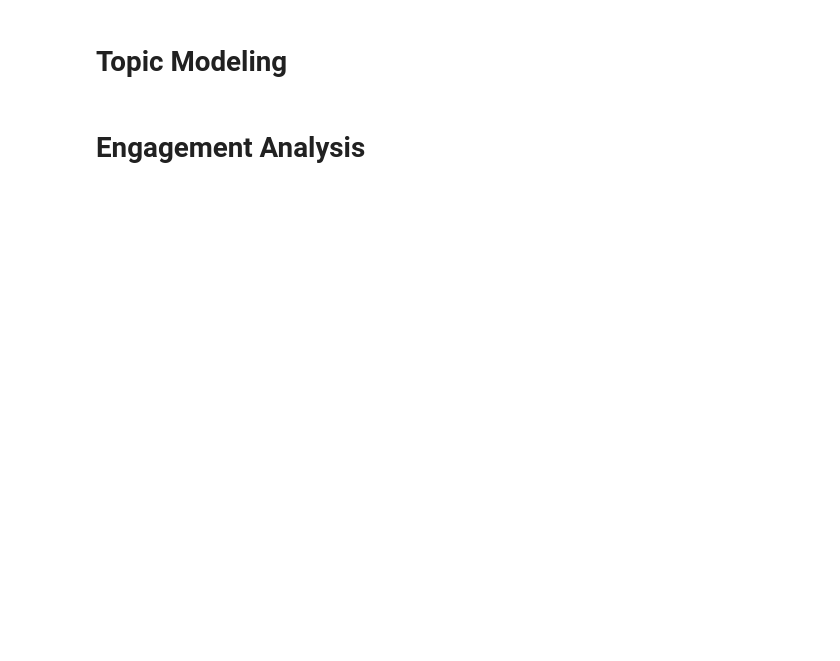
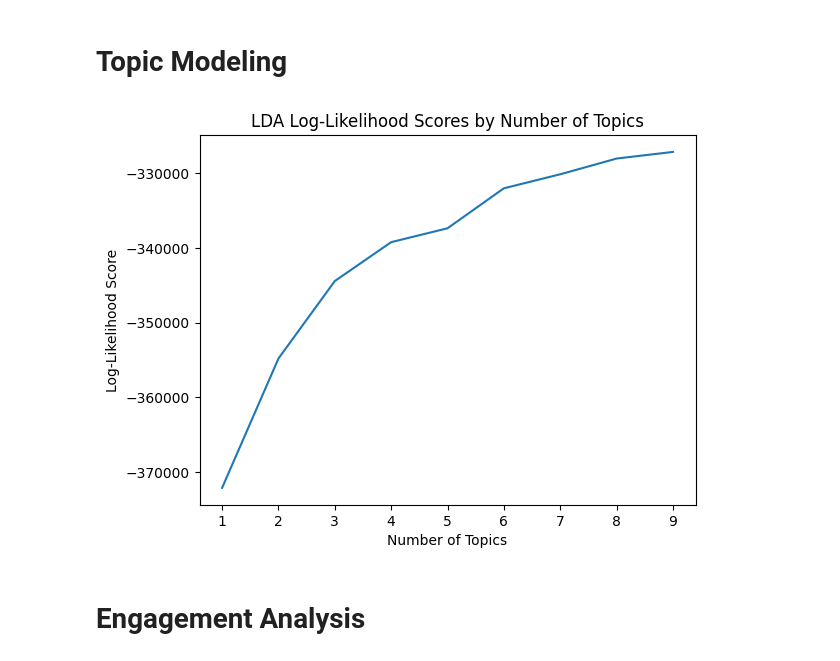
Before and after one commit to ItIsIvyLou/Social-Media-Analysis, a Jupyter notebook: Social_Media_Analysis_Project.ipynb, the cells around one changed output. Drawn from its saved outputs; the diff is of its cells as text; code cells hidden in the pictures; blank space fills up the shorter version.

```diff
--- a/Social_Media_Analysis_Project.ipynb
+++ b/Social_Media_Analysis_Project.ipynb
@@ -114,0 +106,2 @@ memory usage: 123.0+ KB
+# %%
+df = pd.read_csv('data.csv')
@@ -117,3 +192,30 @@ memory usage: 123.0+ KB
+# %%
+# Initialize a CountVectorizer
+vectorizer = CountVectorizer(max_df=0.95, min_df=2, stop_words='english')
+
+# Fit and transform the labels data
+data_vectorized = vectorizer.fit_transform(df['labels'])
+
+# Function to compute LDA Model and its Coherence
+def compute_lda(data_vectorized, n_topics, vectorizer):
+    lda = LatentDirichletAllocation(n_components=n_topics, random_state=42)
+    lda.fit(data_vectorized)
+    return lda
+
+log_likelihoods = []
+for n_topics in range(1, 10):  # Trying out different numbers of topics
+    lda = compute_lda(data_vectorized, n_topics, vectorizer)
+    log_likelihoods.append(lda.score(data_vectorized))
+
+# Plotting the log likelihood scores
+import matplotlib.pyplot as plt
+plt.plot(range(1, 10), log_likelihoods)
+plt.xlabel('Number of Topics')
+plt.ylabel('Log-Likelihood Score')
+plt.title('LDA Log-Likelihood Scores by Number of Topics')
+plt.show()
+# %% [output]
+[figure, added]
 # %%
 # Convert image labels to a matrix of token counts
 vectorizer = CountVectorizer(max_df=0.95, min_df=2, stop_words='english')
```
Also changed, not shown: parts of 5 cells of this notebook, 2 other files.
